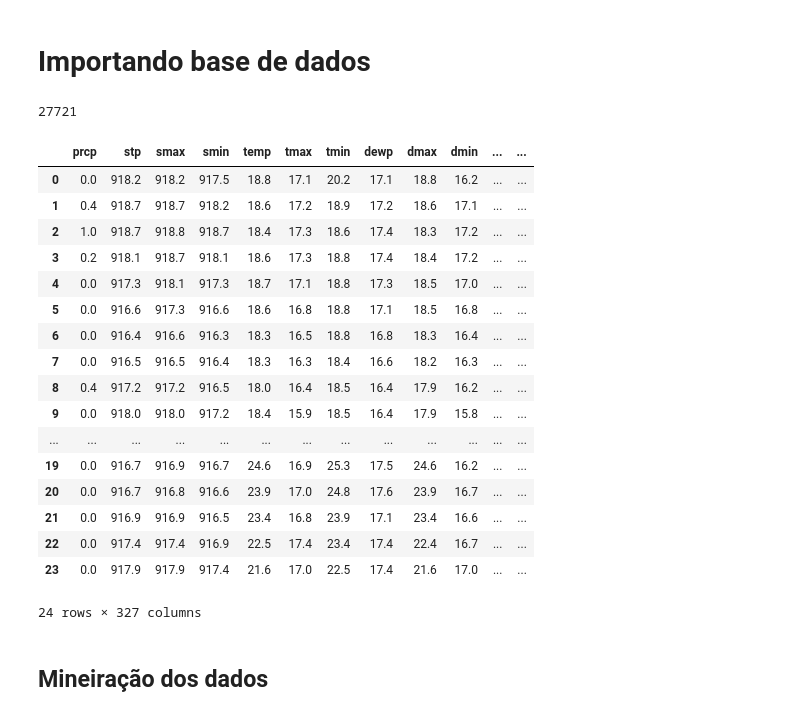
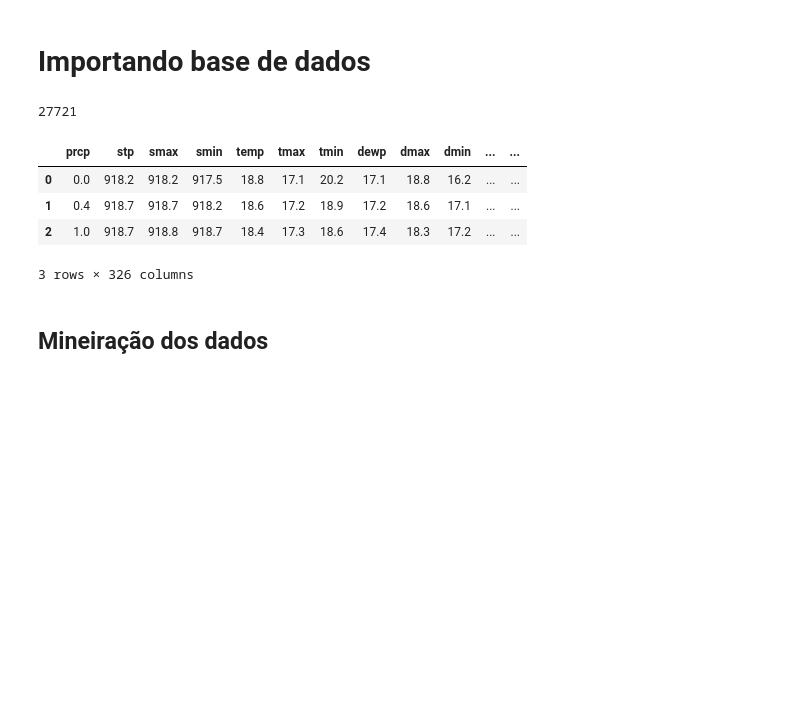
Before and after one commit to dedeco/bigclima-project, a Jupyter notebook: notebooks/graphs-zarate-n17-summer-bh-prcp-extreme-fix-balanceamento-scaled-output.ipynb, the cells around one changed output. Saved outputs shown, nothing was run; the diff lists cells and outputs as text; code cells hidden in the pictures; blank space fills up the shorter version.

```diff
--- a/notebooks/graphs-zarate-n17-summer-bh-prcp-extreme-fix-balanceamento-scaled-output.ipynb
+++ b/notebooks/graphs-zarate-n17-summer-bh-prcp-extreme-fix-balanceamento-scaled-output.ipynb
@@ -14,27 +14,15 @@ from sklearn.utils import shuffle
 # %%
 dfm = pd.read_csv('../data/derivaded_3.csv',index_col=0)
 print (len(dfm))
-dfm.head(24)
+dfm = dfm.drop('prcp_plus_12',1)
+dfm.head(3)
 # %% [output]
 27721
 |  | prcp | stp | smax | smin | temp | tmax | tmin | dewp | dmax | dmin | ... | ... |
 | 0 | 0.0 | 918.2 | 918.2 | 917.5 | 18.8 | 17.1 | 20.2 | 17.1 | 18.8 | 16.2 | ... | ... |
 | 1 | 0.4 | 918.7 | 918.7 | 918.2 | 18.6 | 17.2 | 18.9 | 17.2 | 18.6 | 17.1 | ... | ... |
 | 2 | 1.0 | 918.7 | 918.8 | 918.7 | 18.4 | 17.3 | 18.6 | 17.4 | 18.3 | 17.2 | ... | ... |
-| 3 | 0.2 | 918.1 | 918.7 | 918.1 | 18.6 | 17.3 | 18.8 | 17.4 | 18.4 | 17.2 | ... | ... |
-| 4 | 0.0 | 917.3 | 918.1 | 917.3 | 18.7 | 17.1 | 18.8 | 17.3 | 18.5 | 17.0 | ... | ... |
-| 5 | 0.0 | 916.6 | 917.3 | 916.6 | 18.6 | 16.8 | 18.8 | 17.1 | 18.5 | 16.8 | ... | ... |
-| 6 | 0.0 | 916.4 | 916.6 | 916.3 | 18.3 | 16.5 | 18.8 | 16.8 | 18.3 | 16.4 | ... | ... |
-| 7 | 0.0 | 916.5 | 916.5 | 916.4 | 18.3 | 16.3 | 18.4 | 16.6 | 18.2 | 16.3 | ... | ... |
-| 8 | 0.4 | 917.2 | 917.2 | 916.5 | 18.0 | 16.4 | 18.5 | 16.4 | 17.9 | 16.2 | ... | ... |
-| 9 | 0.0 | 918.0 | 918.0 | 917.2 | 18.4 | 15.9 | 18.5 | 16.4 | 17.9 | 15.8 | ... | ... |
-| ... | ... | ... | ... | ... | ... | ... | ... | ... | ... | ... | ... | ... |
-| 19 | 0.0 | 916.7 | 916.9 | 916.7 | 24.6 | 16.9 | 25.3 | 17.5 | 24.6 | 16.2 | ... | ... |
-| 20 | 0.0 | 916.7 | 916.8 | 916.6 | 23.9 | 17.0 | 24.8 | 17.6 | 23.9 | 16.7 | ... | ... |
-| 21 | 0.0 | 916.9 | 916.9 | 916.5 | 23.4 | 16.8 | 23.9 | 17.1 | 23.4 | 16.6 | ... | ... |
-| 22 | 0.0 | 917.4 | 917.4 | 916.9 | 22.5 | 17.4 | 23.4 | 17.4 | 22.4 | 16.7 | ... | ... |
-| 23 | 0.0 | 917.9 | 917.9 | 917.4 | 21.6 | 17.0 | 22.5 | 17.4 | 21.6 | 17.0 | ... | ... |
-24 rows × 327 columns
+3 rows × 326 columns
 # %% [markdown]
 <h2>Mineiração dos dados</h2>
 # %% [markdown]
```
Also changed, not shown: parts of 49 cells of this notebook, 1 other file.
